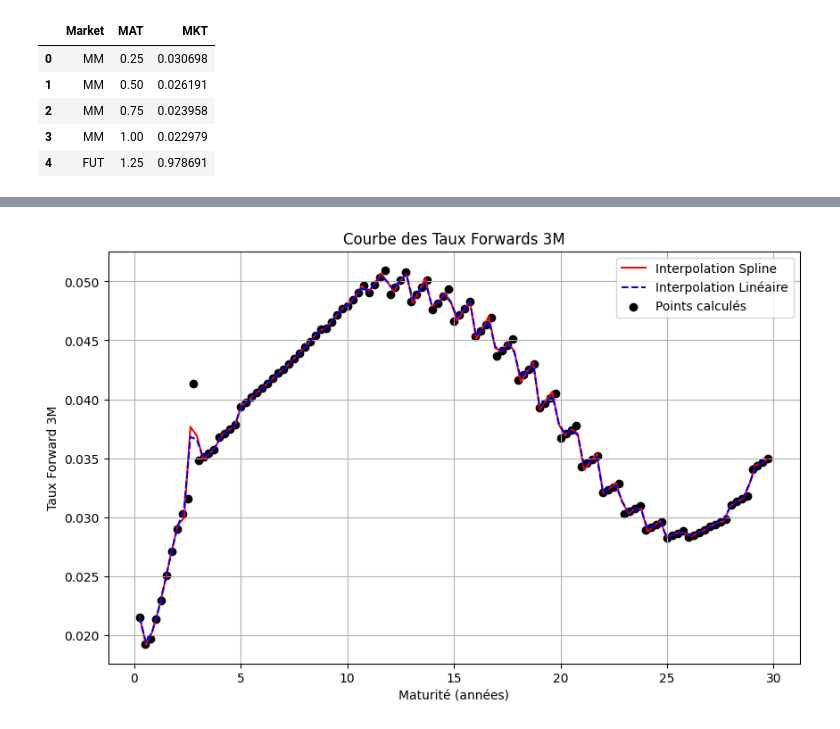
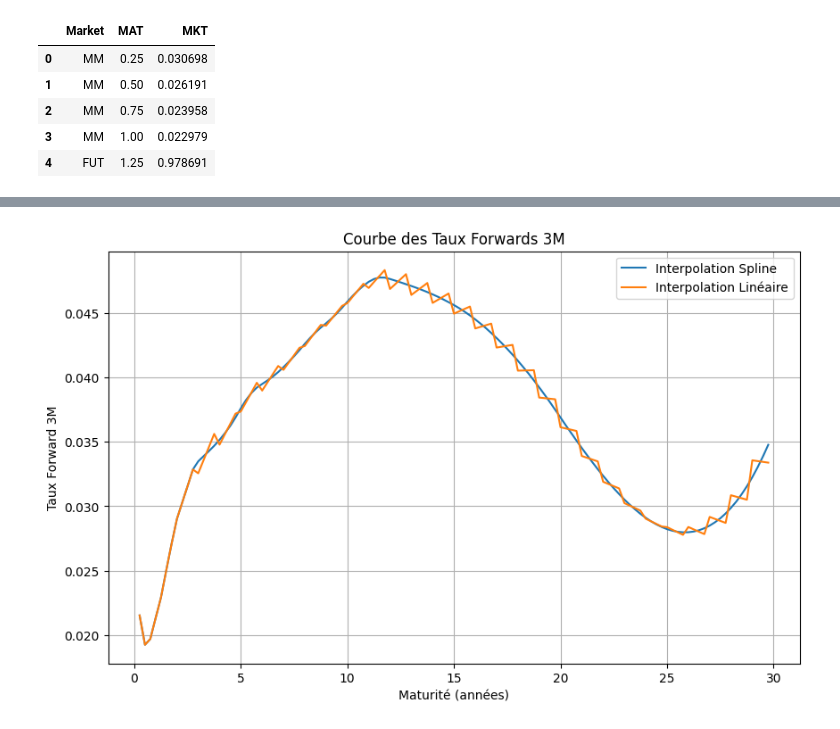
Before and after one commit to usenameFD/Asset-management, a Jupyter notebook: Yield Curve/yield.ipynb, the cells around one changed output, grey strips where cells are left out. Saved outputs shown, nothing was run; the diff lists cells and outputs as text; code cells hidden in the pictures.

```diff
--- a/Yield Curve/yield.ipynb
+++ b/Yield Curve/yield.ipynb
@@ -160,10 +182,10 @@ def plot_forward_curve(forward_rates):
     plt.show()
 # %%
 # Calcul de la courbe des taux forwards
-forward_rates = compute_forward_rates(yield_zc)
+forward_rates = pd.DataFrame(compute_forward_rates(yield_zc))
 
 # Tracé des courbes interpolées
-plot_forward_curve(forward_rates)
+plot_forward_curve(forward_rates, columns = ["Interpolation Spline", "Interpolation Linéaire"])
 # %% [output]
-[figure, old version]
+[figure, new version]
 # %%
```
Also changed, not shown: parts of 9 cells of this notebook, 2 other files.
